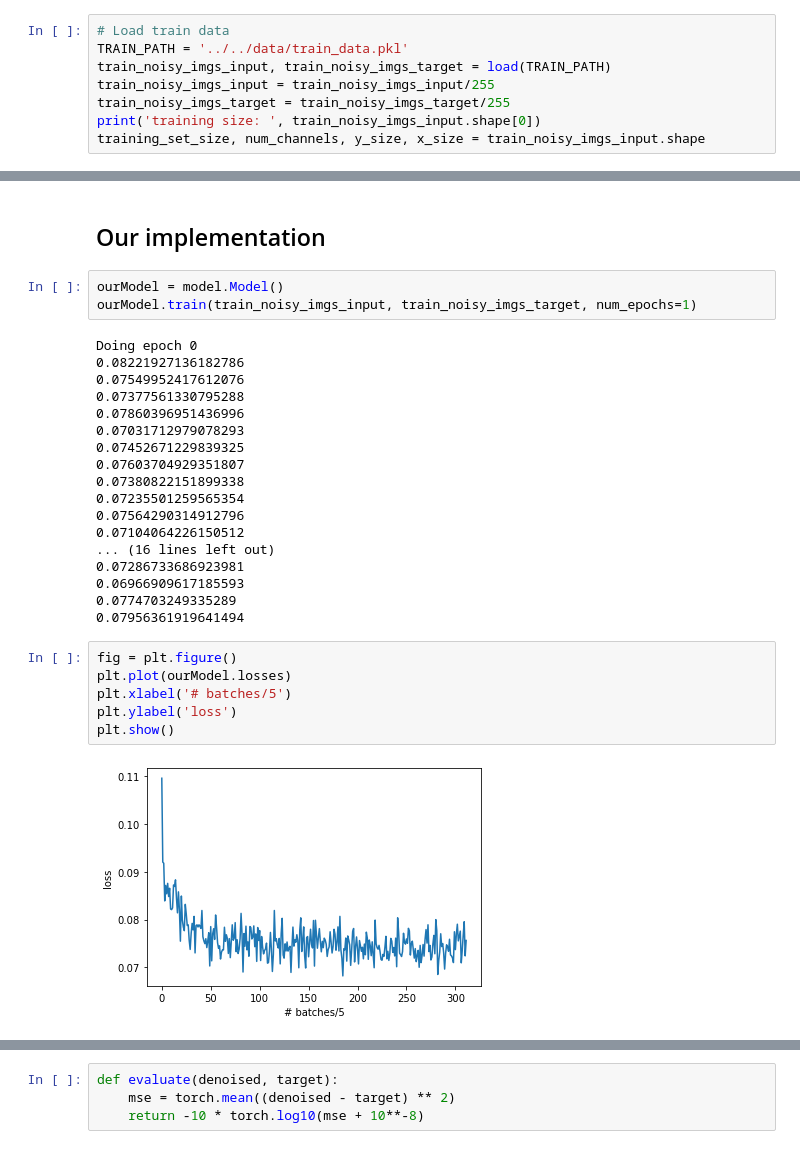
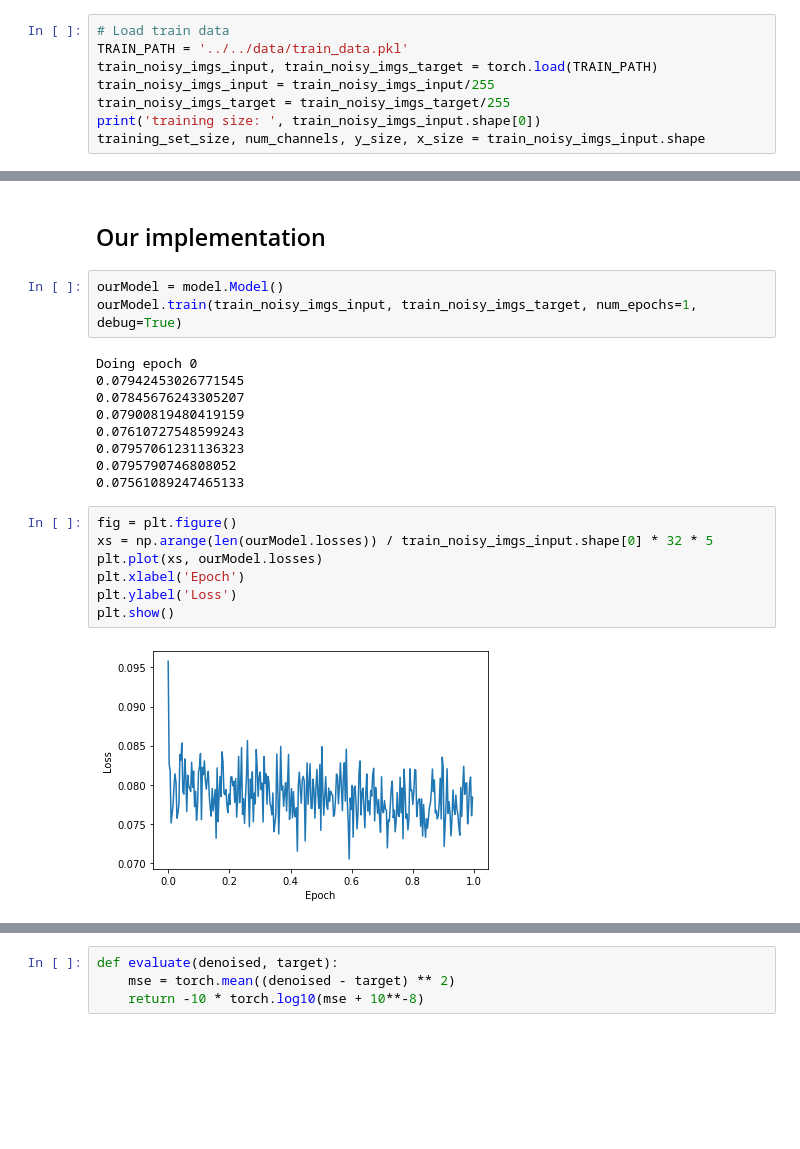
Before and after one commit to frasalvi/Noise2Noise-Denoising-Autoencoder, a Jupyter notebook: Miniproject2/others/test_model.ipynb, the cells around one changed output, grey strips where cells are left out. Cells and saved outputs as stored; diff of their text form; blank space fills up the shorter version.

```diff
--- a/Miniproject2/others/test_model.ipynb
+++ b/Miniproject2/others/test_model.ipynb
@@ -14,7 +16,7 @@ reload(model);
 # %%
 # Load train data
 TRAIN_PATH = '../../data/train_data.pkl'
-train_noisy_imgs_input, train_noisy_imgs_target = load(TRAIN_PATH)
+train_noisy_imgs_input, train_noisy_imgs_target = torch.load(TRAIN_PATH)
 train_noisy_imgs_input = train_noisy_imgs_input/255
 train_noisy_imgs_target = train_noisy_imgs_target/255
 print('training size: ', train_noisy_imgs_input.shape[0])
@@ -34,33 +36,25 @@ validation size:  1000
 ## Our implementation
 # %%
 ourModel = model.Model()
-ourModel.train(train_noisy_imgs_input, train_noisy_imgs_target, num_epochs=1)
+ourModel.train(train_noisy_imgs_input, train_noisy_imgs_target, num_epochs=1, debug=True)
 # %% [output]
 Doing epoch 0
-0.08221927136182786
-0.07549952417612076
-0.07377561330795288
-0.07860396951436996
-0.07031712979078293
-0.07452671229839325
-0.07603704929351807
-0.07380822151899338
-0.07235501259565354
-0.07564290314912796
-0.07104064226150512
-... (16 lines left out)
-0.07286733686923981
-0.06966909617185593
-0.0774703249335289
-0.07956361919641494
+0.07942453026771545
+0.07845676243305207
+0.07900819480419159
+0.07610727548599243
+0.07957061231136323
+0.0795790746808052
+0.07561089247465133
 # %%
 fig = plt.figure()
-plt.plot(ourModel.losses)
-plt.xlabel('# batches/5')
-plt.ylabel('loss')
+xs = np.arange(len(ourModel.losses)) / train_noisy_imgs_input.shape[0] * 32 * 5
+plt.plot(xs, ourModel.losses)
+plt.xlabel('Epoch')
+plt.ylabel('Loss')
 plt.show()
 # %% [output]
-[figure, old version]
+[figure, new version]
 # %%
 test_input = validation_noisy_imgs
 test_target = validation_clean_imgs
```
Also changed, not shown: parts of 11 cells of this notebook.
